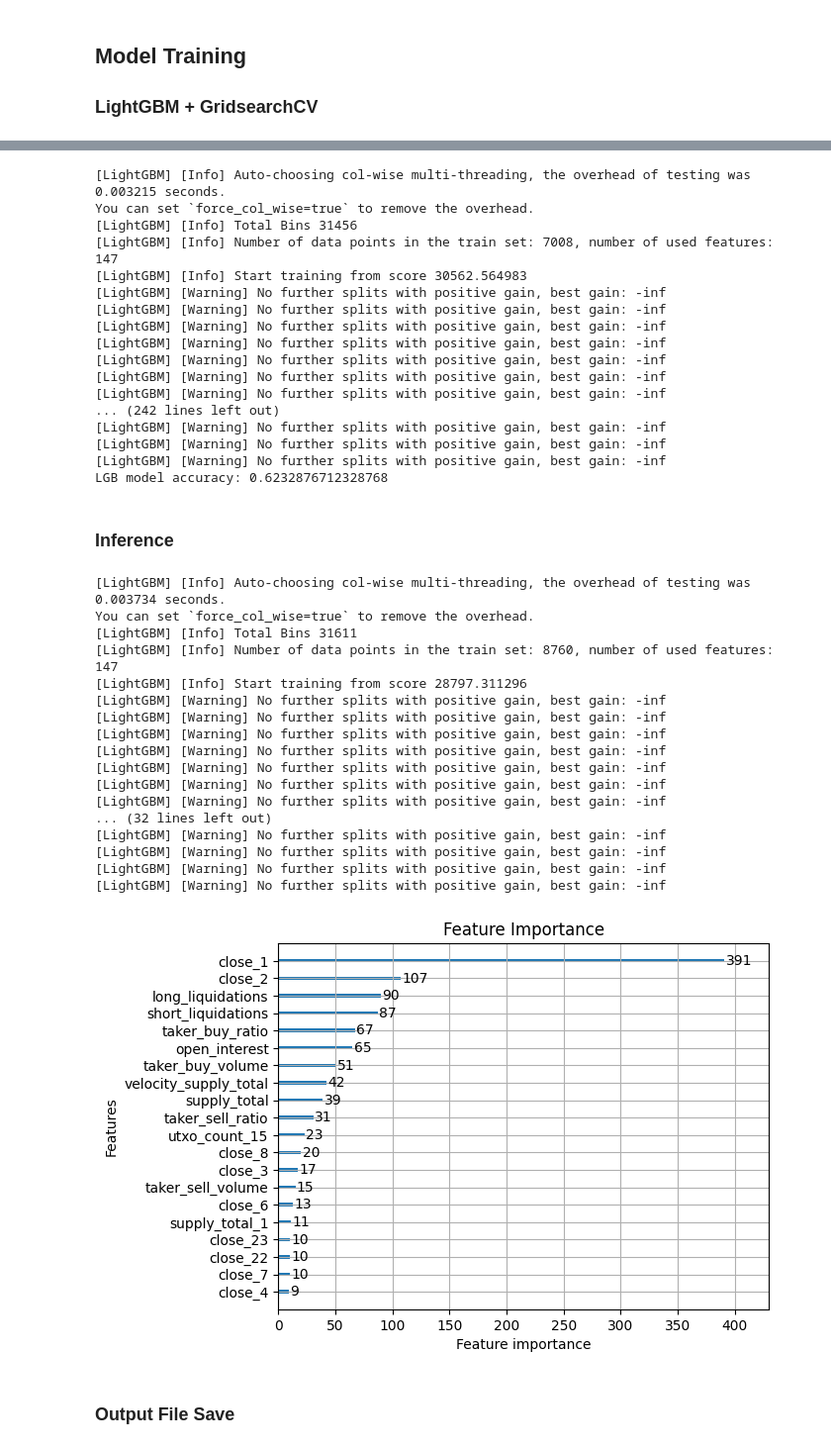
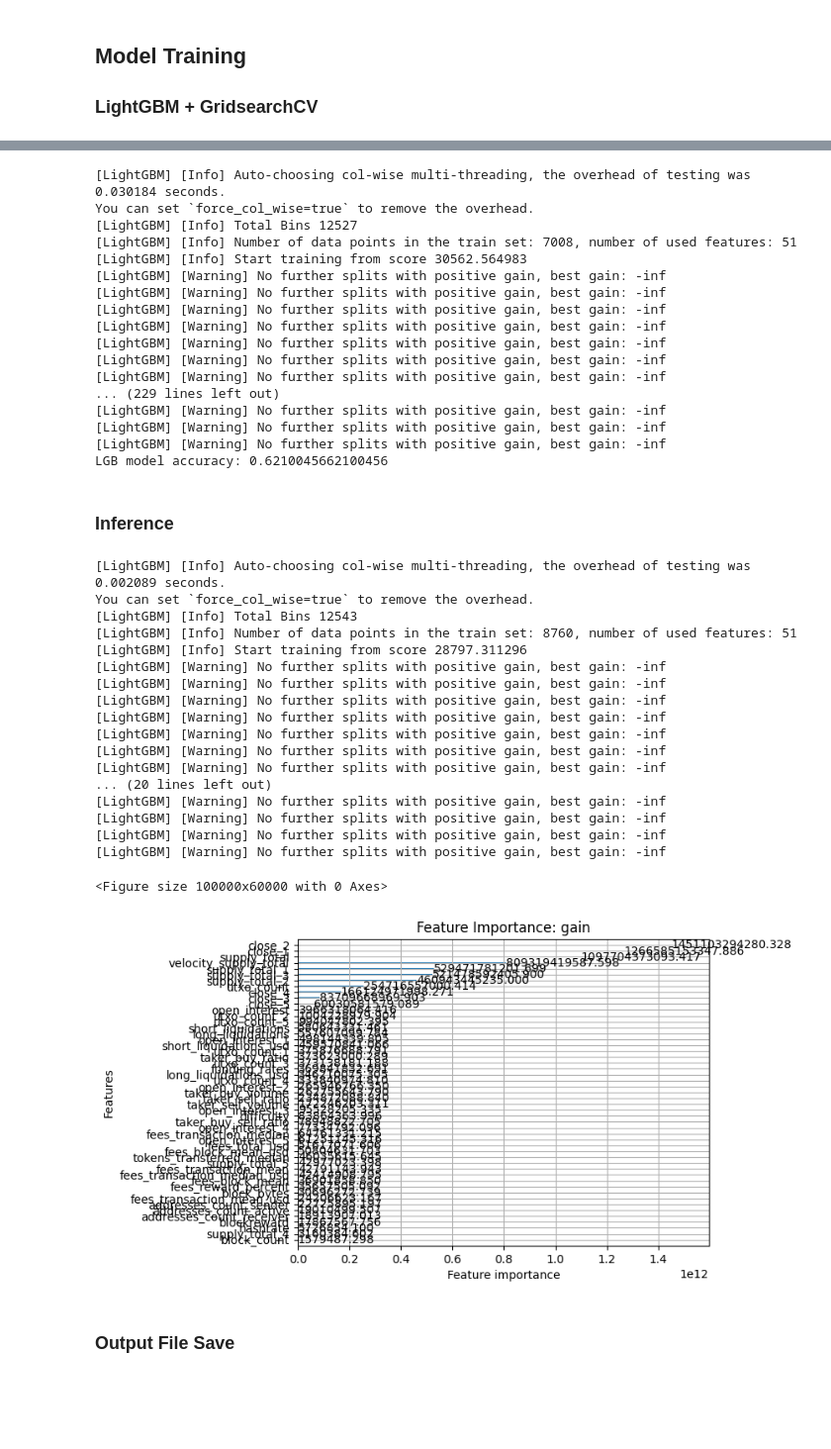
Before and after one commit to boostcampaitech7/level1-classificationinmachinelearning-recsys-03, a Jupyter notebook: code/LightGBM_optuna_BTC.ipynb, the cells around one changed output, grey strips where cells are left out. Shown at 99% size. Drawn from its saved outputs; the diff is of its cells as text; code cells hidden in the pictures; blank space fills up the shorter version.

Commit message:
fixed LightGBM.ipynb to BTC

```diff
--- a/code/LightGBM_optuna_BTC.ipynb
+++ b/code/LightGBM_optuna_BTC.ipynb
@@ -50,39 +50,65 @@ from data_preprocessing import *
 cols_dict: Dict[str, str] = {
     "ID": "ID",
     "target": "target",
-    "_type" : "_type",
+    "_type": "_type",
+
     "hourly_market-data_funding-rates_all_exchange_funding_rates": "funding_rates",
+
     "hourly_market-data_liquidations_all_exchange_all_symbol_long_liquidations": "long_liquidations",
     "hourly_market-data_liquidations_all_exchange_all_symbol_short_liquidations": "short_liquidations",
+    "hourly_market-data_liquidations_all_exchange_all_symbol_long_liquidations_usd": "long_liquidations_usd",
+    "hourly_market-data_liquidations_all_exchange_all_symbol_short_liquidations_usd": "short_liquidations_usd",
+
     "hourly_market-data_open-interest_all_exchange_all_symbol_open_interest": "open_interest",
+
     "hourly_market-data_price-ohlcv_all_exchange_spot_btc_usd_close": "close",
+
     "hourly_market-data_taker-buy-sell-stats_all_exchange_taker_buy_volume": "taker_buy_volume",
     "hourly_market-data_taker-buy-sell-stats_all_exchange_taker_sell_volume": "taker_sell_volume",
     "hourly_market-data_taker-buy-sell-stats_all_exchange_taker_buy_ratio": "taker_buy_ratio",
     "hourly_market-data_taker-buy-sell-stats_all_exchange_taker_sell_ratio": "taker_sell_ratio",
     "hourly_market-data_taker-buy-sell-stats_all_exchange_taker_buy_sell_ratio": "taker_buy_sell_ratio",
+
     "hourly_network-data_addresses-count_addresses_count_active": "addresses_count_active",
     "hourly_network-data_addresses-count_addresses_count_sender": "addresses_count_sender",
     "hourly_network-data_addresses-count_addresses_count_receiver": "addresses_count_receiver",
+
     "hourly_network-data_block-bytes_block_bytes": "block_bytes",
+
     "hourly_network-data_block-count_block_count": "block_count",
+
     "hourly_network-data_block-interval_block_interval": "block_interval",
+
     "hourly_network-data_blockreward_blockreward": "blockreward",
+    "hourly_network-data_blockreward_blockreward_usd": "blockreward_usd",
+
     "hourly_network-data_difficulty_difficulty": "difficulty",
+
     "hourly_network-data_fees_fees_block_mean": "fees_block_mean",
+    "hourly_network-data_fees_fees_block_mean_usd": "fees_block_mean_usd",
     "hourly_network-data_fees_fees_total": "fees_total",
+    "hourly_network-data_fees_fees_total_usd": "fees_total_usd",
     "hourly_network-data_fees_fees_reward_percent": "fees_reward_percent",
+
     "hourly_network-data_fees-transaction_fees_transaction_mean": "fees_transaction_mean",
+    "hourly_network-data_fees-transaction_fees_transaction_mean_usd": "fees_transaction_mean_usd",
     "hourly_network-data_fees-transaction_fees_transaction_median": "fees_transaction_median",
+    "hourly_network-data_fees-transaction_fees_transaction_median_usd": "fees_transaction_median_usd",
+
     "hourly_network-data_hashrate_hashrate": "hashrate",
+
     "hourly_network-data_supply_supply_total": "supply_total",
     "hourly_network-data_supply_supply_new": "supply_new",
+
     "hourly_network-data_tokens-transferred_tokens_transferred_total": "tokens_transferred_total",
     "hourly_network-data_tokens-transferred_tokens_transferred_mean": "tokens_transferred_mean",
     "hourly_network-data_tokens-transferred_tokens_transferred_median": "tokens_transferred_median",
+
     "hourly_network-data_transactions-count_transactions_count_total": "transactions_count_total",
     "hourly_network-data_transactions-count_transactions_count_mean": "transactions_count_mean",
+
     "hourly_network-data_utxo-count_utxo_count": "utxo_count",
+
     "hourly_network-data_velocity_velocity_supply_total": "velocity_supply_total"
 }
 df = df[cols_dict.keys()].rename(cols_dict, axis=1)
@@ -94,14 +120,14 @@ df.shape
 conti_cols: List[str] = [
     "close",
     "open_interest",
+    "supply_total",
     "difficulty",
-    "supply_total",
     "utxo_count"
 ]
 
 # 최대 24시간의 shift 피쳐를 계산
 shift_list = shift_feature(
-    df=df, conti_cols=conti_cols, intervals=[_ for _ in range(1, 24)]
+    df=df, conti_cols=conti_cols, intervals=[_ for _ in range(1, 6)]
 )
 
 # concat 하여 df 에 할당
@@ -217,9 +243,11 @@ def objective(trial):
 
     return acc
 # %%
-# optuna study
-study = optuna.create_study(direction="maximize")
-study.optimize(objective, n_trials=100)
+# Optuna study 생성 및 최적화 실행
+# random_state를 설정한 Sampler 사용
+sampler = optuna.samplers.TPESampler(seed=42)
+study = optuna.create_study(direction="maximize", sampler=sampler)
+study.optimize(objective, n_trials=50)
 
 # best params
 print("Best Hyperparameters: ", study.best_params)
@@ -251,10 +279,10 @@ LightGBM_model, accuracy = model_train(best_lgb_model, X_train, y_train, cv=5, m
 
 print("LGB model accuracy:", accuracy)
 # %% [output]
-[LightGBM] [Info] Auto-choosing col-wise multi-threading, the overhead of testing was 0.003215 seconds.
+[LightGBM] [Info] Auto-choosing col-wise multi-threading, the overhead of testing was 0.030184 seconds.
 You can set `force_col_wise=true` to remove the overhead.
-[LightGBM] [Info] Total Bins 31456
-[LightGBM] [Info] Number of data points in the train set: 7008, number of used features: 147
+[LightGBM] [Info] Total Bins 12527
+[LightGBM] [Info] Number of data points in the train set: 7008, number of used features: 51
 [LightGBM] [Info] Start training from score 30562.564983
 [LightGBM] [Warning] No further splits with positive gain, best gain: -inf
 [LightGBM] [Warning] No further splits with positive gain, best gain: -inf
@@ -263,11 +291,11 @@ You can set `force_col_wise=true` to remove the overhead.
 [LightGBM] [Warning] No further splits with positive gain, best gain: -inf
 [LightGBM] [Warning] No further splits with positive gain, best gain: -inf
 [LightGBM] [Warning] No further splits with positive gain, best gain: -inf
-... (242 lines left out)
+... (229 lines left out)
 [LightGBM] [Warning] No further splits with positive gain, best gain: -inf
 [LightGBM] [Warning] No further splits with positive gain, best gain: -inf
 [LightGBM] [Warning] No further splits with positive gain, best gain: -inf
-LGB model accuracy: 0.6232876712328768
+LGB model accuracy: 0.6210045662100456
 # %% [markdown]
 ### Inference
 # %%
@@ -279,10 +307,10 @@ X_test = test_df.drop(["ID", "target", "close"], axis=1)
 # 결측치 처리
 X_test.fillna(X_test.mean(), inplace=True)
 # %% [output]
-[LightGBM] [Info] Auto-choosing col-wise multi-threading, the overhead of testing was 0.003734 seconds.
+[LightGBM] [Info] Auto-choosing col-wise multi-threading, the overhead of testing was 0.002089 seconds.
 You can set `force_col_wise=true` to remove the overhead.
-[LightGBM] [Info] Total Bins 31611
-[LightGBM] [Info] Number of data points in the train set: 8760, number of used features: 147
+[LightGBM] [Info] Total Bins 12543
+[LightGBM] [Info] Number of data points in the train set: 8760, number of used features: 51
 [LightGBM] [Info] Start training from score 28797.311296
 [LightGBM] [Warning] No further splits with positive gain, best gain: -inf
 [LightGBM] [Warning] No further splits with positive gain, best gain: -inf
@@ -291,7 +319,7 @@ You can set `force_col_wise=true` to remove the overhead.
 [LightGBM] [Warning] No further splits with positive gain, best gain: -inf
 [LightGBM] [Warning] No further splits with positive gain, best gain: -inf
 [LightGBM] [Warning] No further splits with positive gain, best gain: -inf
-... (32 lines left out)
+... (20 lines left out)
 [LightGBM] [Warning] No further splits with positive gain, best gain: -inf
 [LightGBM] [Warning] No further splits with positive gain, best gain: -inf
 [LightGBM] [Warning] No further splits with positive gain, best gain: -inf
@@ -299,11 +327,13 @@ You can set `force_col_wise=true` to remove the overhead.
 # %%
 import matplotlib.pyplot as plt
 # Feature Importance 시각화
-lgb.plot_importance(LightGBM_model, max_num_features=20, importance_type='split')  # 또는 importance_type='gain'
-plt.title("Feature Importance")
+plt.figure(figsize=(1000, 600))
+lgb.plot_importance(LightGBM_model, max_num_features=1000, importance_type='gain')  # 또는 importance_type='gain' split
+plt.title("Feature Importance: gain")
 plt.show()
 # %% [output]
+<Figure size 100000x60000 with 0 Axes>
-[figure, old version]
+[figure, new version]
 # %%
 # lgb predict
 y_test_pred = LightGBM_model.predict(X_test)
```
Also changed, not shown: parts of 2 cells of this notebook.
